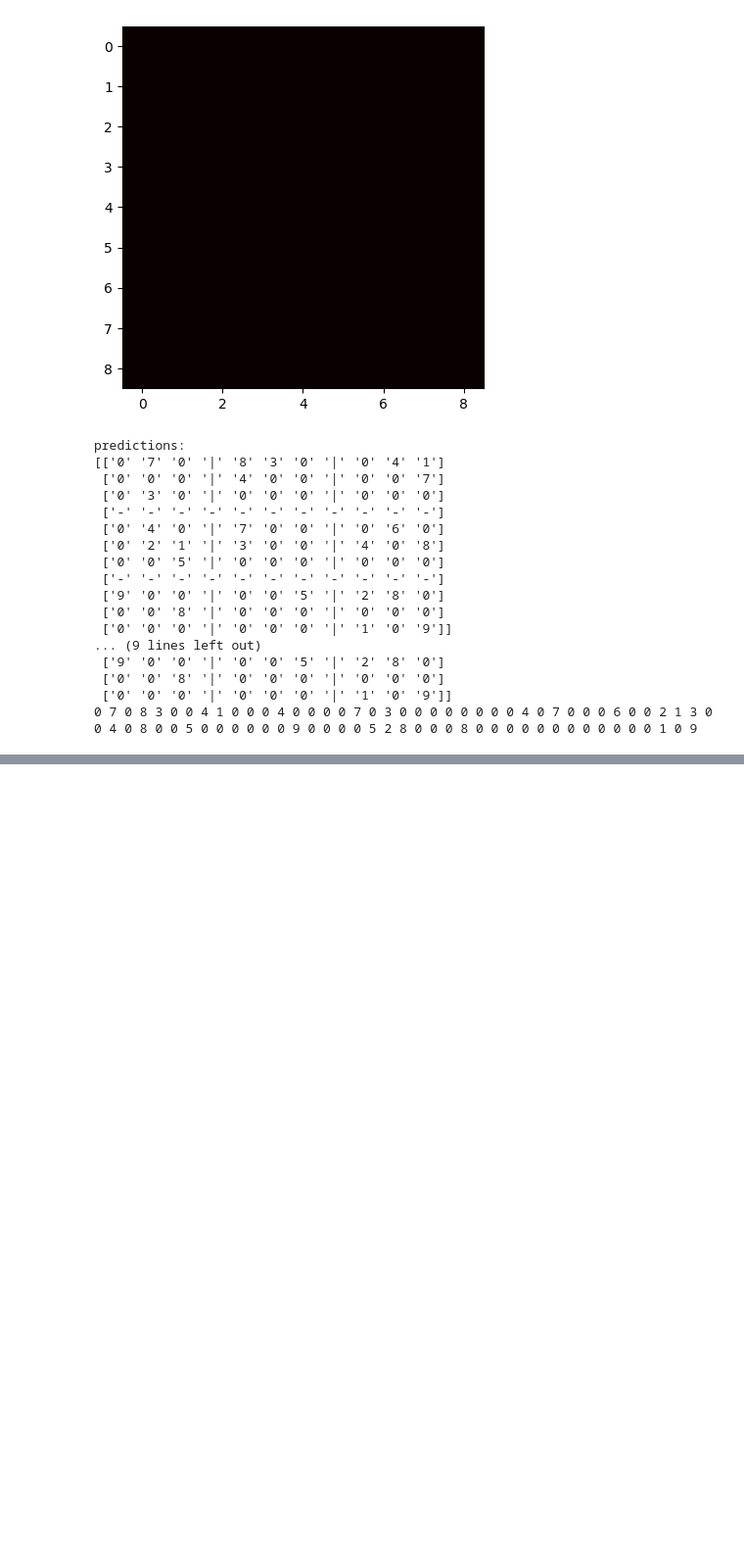
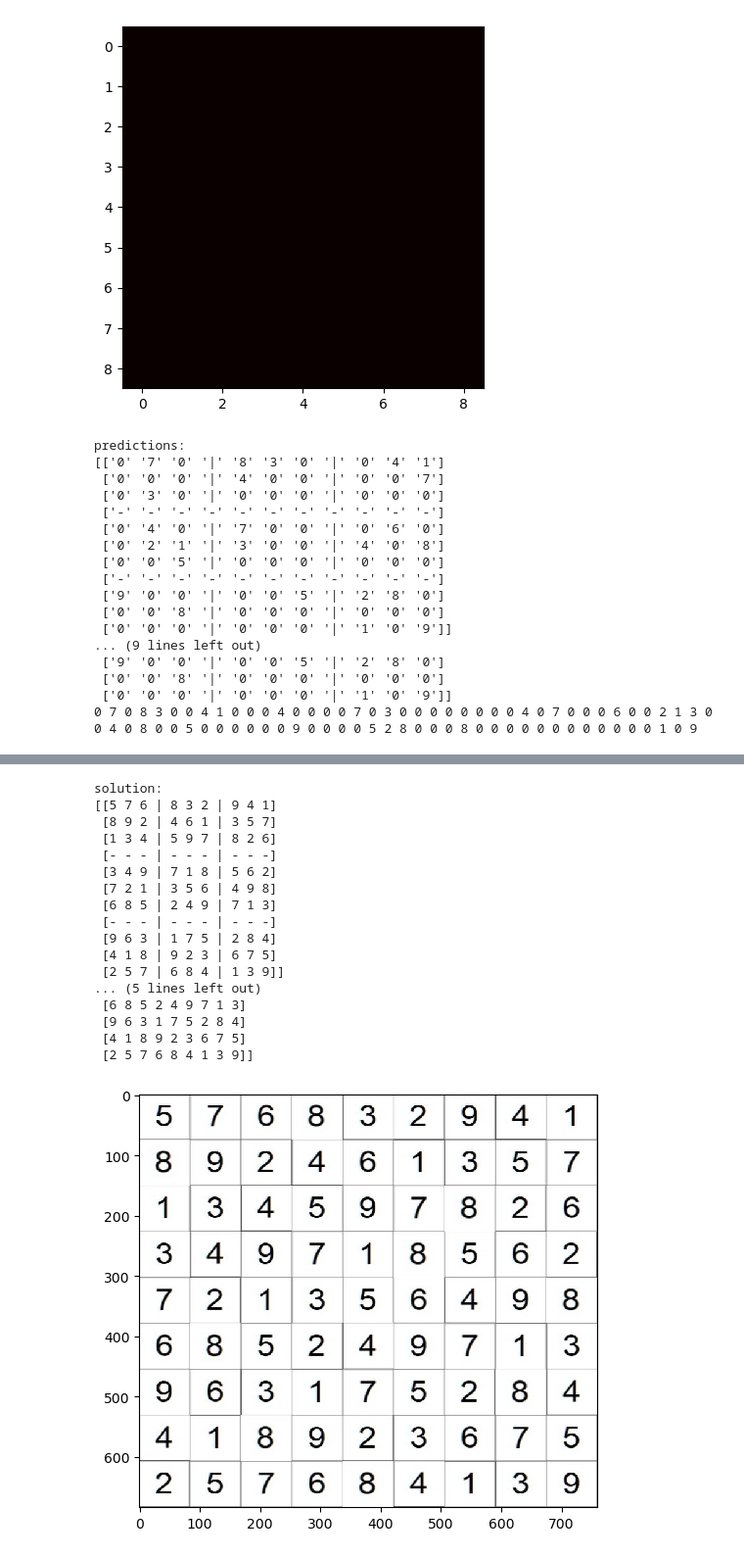
Before and after one commit to krypticlogan/sudoku_model, a Jupyter notebook: book.ipynb, the cells around one changed output, grey strips where cells are left out. Shown at 98% size. Saved outputs shown, nothing was run; the diff lists cells and outputs as text; code cells hidden in the pictures; blank space fills up the shorter version.

```diff
--- a/book.ipynb
+++ b/book.ipynb
@@ -304,7 +302,7 @@ from skimage import io, transform, color
 import cv2
 
 
-image = cv2.imread('board.png')
+image = cv2.imread('boards/board.png')
 # if image.shape[2] == 4:
 #     image = color.rgb2gray(color.rgba2rgb(image))
 # else:
@@ -376,7 +374,7 @@ def add_to_test(test, pixels):
 grid_labels = [0, 7, 0, 0, 0, 0,0,3,0,8,3,0,4,0,0,0,0,0,0,4,1,0,0,7,0,0,0,0,4,0,0,2,1,0,0,5,7,0,0,3,0,0,0,0,0,0,6,0,4,0,8,0,0,0,9,0,0,0,0,8,0,0,0,0,0,5,0,0,0,0,0,0,2,8,0,0,0,0,1,0,9]
 print(len(grid_labels))
 def format_board(test):
-    image = cv2.imread('board.png')
+    image = cv2.imread('boards/board.png')
     image = cv2.bitwise_not(image)
 
     image = color.rgb2gray(image)
@@ -889 +869,76 @@ solution:
+# %%
+import solver
+# print(len(preds_string))
+puzzle = solver.parseInput(preds_string)
+
+print('solution: ')
+solved, solution, numbers = solver.solve(puzzle)
+if solved:
+    print(solution)
+else: print('this puzzle has no solution')
+
+print(numbers)
+
+# display(out_rows)
+
+def output_board(numbers):
+    out_rows = {
+    '1' : [],
+    '2' : [],
+    '3' : [],
+    '4' : [],
+    '5' : [],
+    '6' : [],
+    '7' : [],
+    '8' : [],
+    '9' : []
+}
+
+    for i, row in enumerate(numbers):
+        output_row = transform.resize(cv2.imread(f'boards/{numbers[i][8]}.jpeg'), (76,76))
+        out_rows[8] = output_row
+        for j, num in enumerate(row[::-1]):
+            if j == 0:
+                continue
+            output_row = np.append(transform.resize(cv2.imread(f'boards/{num}.jpeg'), (76,76)), output_row, axis=1)
+        # io.imshow(output_row)
+        # io.show()
+        out_rows[str(i+1)] = output_row
+
+
+
+    output = out_rows['1']
+
+    output = transform.resize(output, (76,760))
+
+    # print(output.shape)
+    for i in range(2,10):
+        output = np.append(output, transform.resize(out_rows[str(i)], (76,760)), axis=0)
+    # io.imshow(output)
+    # io.show()
+
+    return output
+
+out = output_board(numbers)
+io.imshow(out)
+io.show()
+# %% [output]
+solution:
+[[5 7 6 | 8 3 2 | 9 4 1]
+ [8 9 2 | 4 6 1 | 3 5 7]
+ [1 3 4 | 5 9 7 | 8 2 6]
+ [- - - | - - - | - - -]
+ [3 4 9 | 7 1 8 | 5 6 2]
+ [7 2 1 | 3 5 6 | 4 9 8]
+ [6 8 5 | 2 4 9 | 7 1 3]
+ [- - - | - - - | - - -]
+ [9 6 3 | 1 7 5 | 2 8 4]
+ [4 1 8 | 9 2 3 | 6 7 5]
+ [2 5 7 | 6 8 4 | 1 3 9]]
+... (5 lines left out)
+ [6 8 5 2 4 9 7 1 3]
+ [9 6 3 1 7 5 2 8 4]
+ [4 1 8 9 2 3 6 7 5]
+ [2 5 7 6 8 4 1 3 9]]
+[figure, added]
 # %%
```
Also changed, not shown: parts of 8 cells of this notebook, 17 other files.
